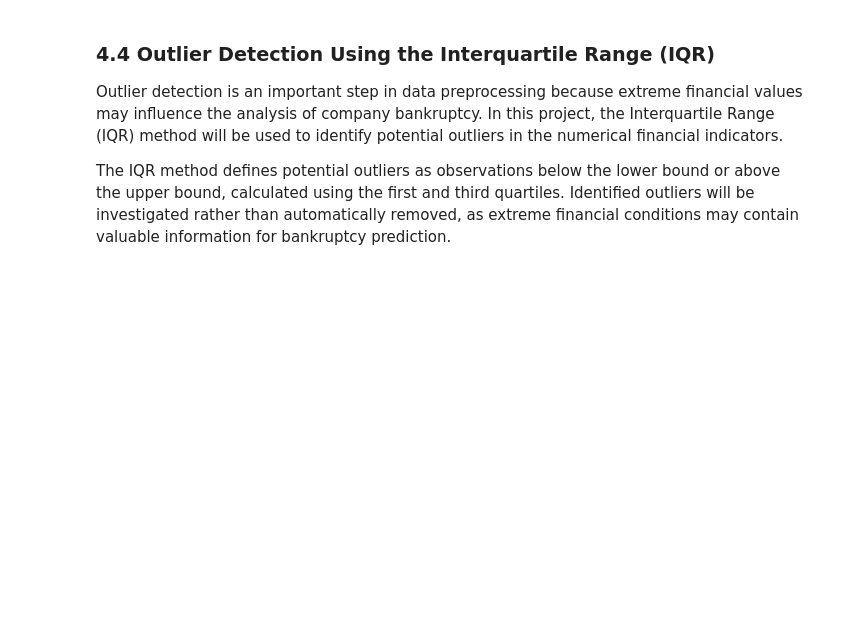
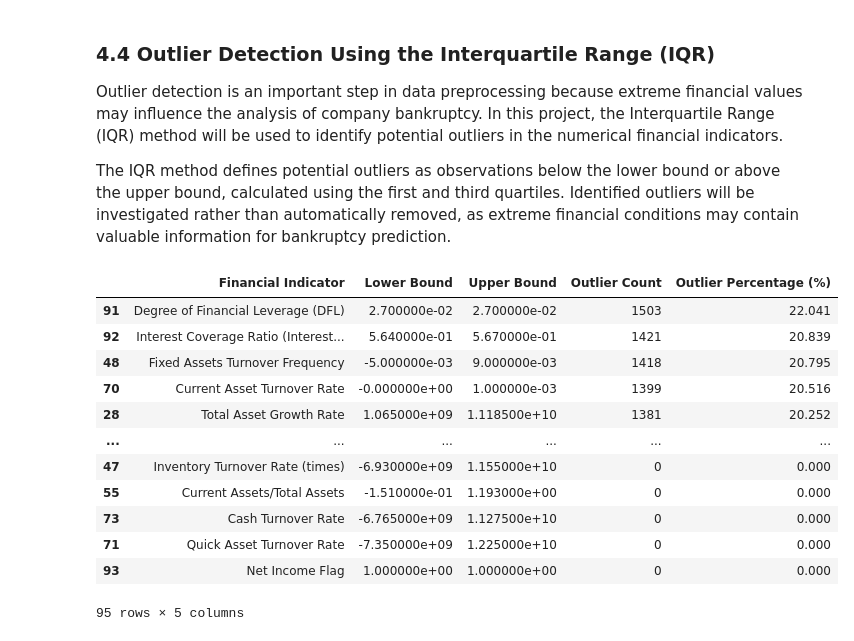
Before and after one commit to Clinton1029/bankruptcy_pred, a Jupyter notebook: Bankruptcy.ipynb, the cells around one changed output. Saved outputs shown, nothing was run; the diff lists cells and outputs as text; code cells hidden in the pictures; blank space fills up the shorter version.

```diff
--- a/Bankruptcy.ipynb
+++ b/Bankruptcy.ipynb
@@ -1041,3 +1041,77 @@ Number of duplicate records: 0
 Outlier detection is an important step in data preprocessing because extreme financial values may influence the analysis of company bankruptcy. In this project, the Interquartile Range (IQR) method will be used to identify potential outliers in the numerical financial indicators.
 
 The IQR method defines potential outliers as observations below the lower bound or above the upper bound, calculated using the first and third quartiles. Identified outliers will be investigated rather than automatically removed, as extreme financial conditions may contain valuable information for bankruptcy prediction.
+# %%
+
+# Identify all numerical columns in the dataset.
+numeric_columns = df.select_dtypes(include=np.number).columns.tolist()
+
+# Exclude the bankruptcy target from the outlier analysis.
+financial_columns = [
+    column for column in numeric_columns if column != "Bankrupt"
+]
+
+# Create an empty list to store outlier statistics.
+outlier_results = []
+
+# Examine each financial indicator using the IQR method.
+for column in financial_columns:
+
+    # Calculate the first quartile (25th percentile).
+    Q1 = df[column].quantile(0.25)
+
+    # Calculate the third quartile (75th percentile).
+    Q3 = df[column].quantile(0.75)
+
+    # Calculate the interquartile range.
+    IQR = Q3 - Q1
+
+    # Calculate the lower boundary for potential outliers.
+    lower_bound = Q1 - 1.5 * IQR
+
+    # Calculate the upper boundary for potential outliers.
+    upper_bound = Q3 + 1.5 * IQR
+
+    # Count observations outside the calculated boundaries.
+    outlier_count = (
+        (df[column] < lower_bound) |
+        (df[column] > upper_bound)
+    ).sum()
+
+    # Calculate the percentage of observations identified as outliers.
+    outlier_percentage = (outlier_count / len(df)) * 100
+
+    # Store the results for the current financial indicator.
+    outlier_results.append({
+        "Financial Indicator": column,
+        "Lower Bound": lower_bound,
+        "Upper Bound": upper_bound,
+        "Outlier Count": outlier_count,
+        "Outlier Percentage (%)": outlier_percentage
+    })
+
+# Convert the collected results into a DataFrame.
+outlier_summary = pd.DataFrame(outlier_results)
+
+# Sort financial indicators by the number of potential outliers.
+outlier_summary = outlier_summary.sort_values(
+    by="Outlier Count",
+    ascending=False
+)
+
+# Display the outlier summary table.
+display(outlier_summary.round(3))
+# %% [output]
+|  | Financial Indicator | Lower Bound | Upper Bound | Outlier Count | Outlier Percentage (%) |
+| 91 | Degree of Financial Leverage (DFL) | 2.700000e-02 | 2.700000e-02 | 1503 | 22.041 |
+| 92 | Interest Coverage Ratio (Interest... | 5.640000e-01 | 5.670000e-01 | 1421 | 20.839 |
+| 48 | Fixed Assets Turnover Frequency | -5.000000e-03 | 9.000000e-03 | 1418 | 20.795 |
+| 70 | Current Asset Turnover Rate | -0.000000e+00 | 1.000000e-03 | 1399 | 20.516 |
+| 28 | Total Asset Growth Rate | 1.065000e+09 | 1.118500e+10 | 1381 | 20.252 |
+| ... | ... | ... | ... | ... | ... |
+| 47 | Inventory Turnover Rate (times) | -6.930000e+09 | 1.155000e+10 | 0 | 0.000 |
+| 55 | Current Assets/Total Assets | -1.510000e-01 | 1.193000e+00 | 0 | 0.000 |
+| 73 | Cash Turnover Rate | -6.765000e+09 | 1.127500e+10 | 0 | 0.000 |
+| 71 | Quick Asset Turnover Rate | -7.350000e+09 | 1.225000e+10 | 0 | 0.000 |
+| 93 | Net Income Flag | 1.000000e+00 | 1.000000e+00 | 0 | 0.000 |
+95 rows × 5 columns
```
Also changed, not shown: parts of 2 cells of this notebook.
